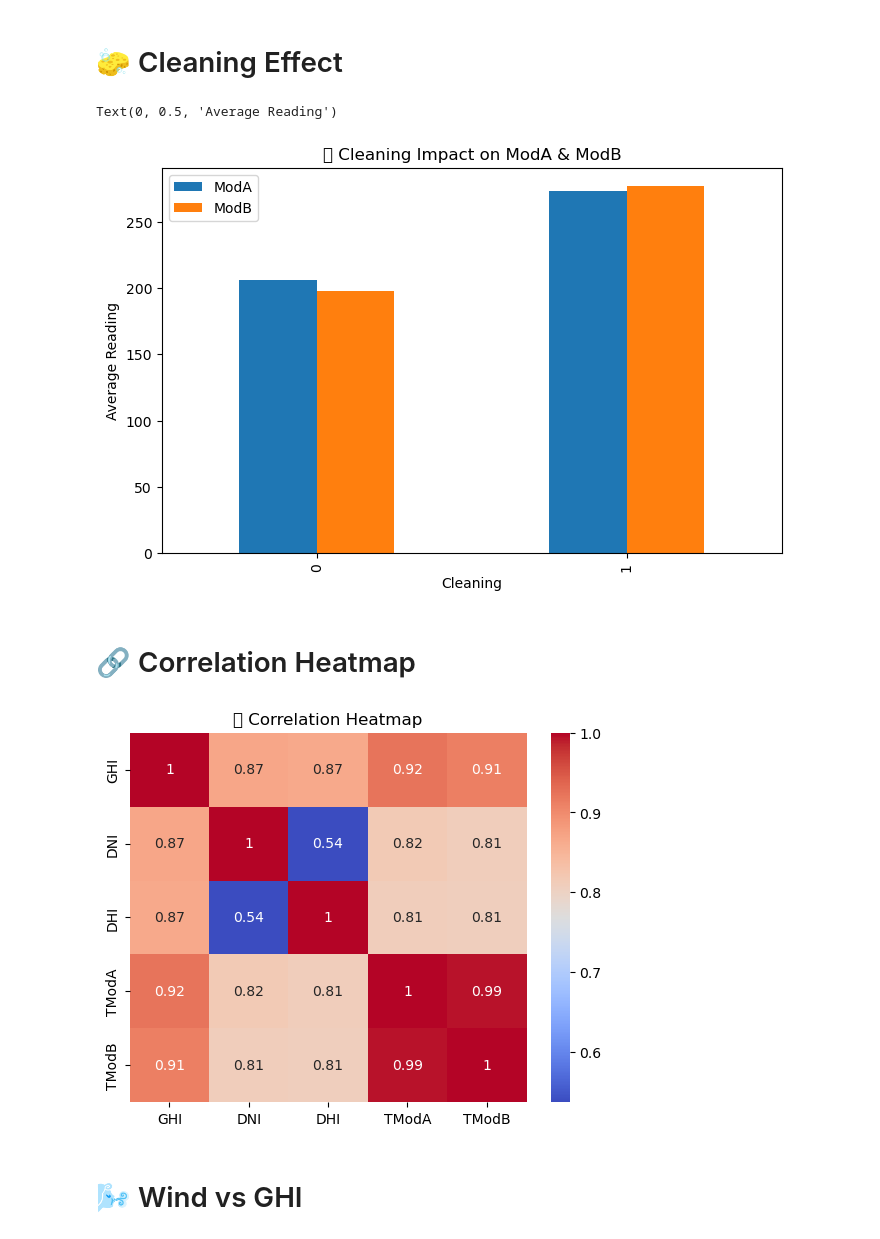
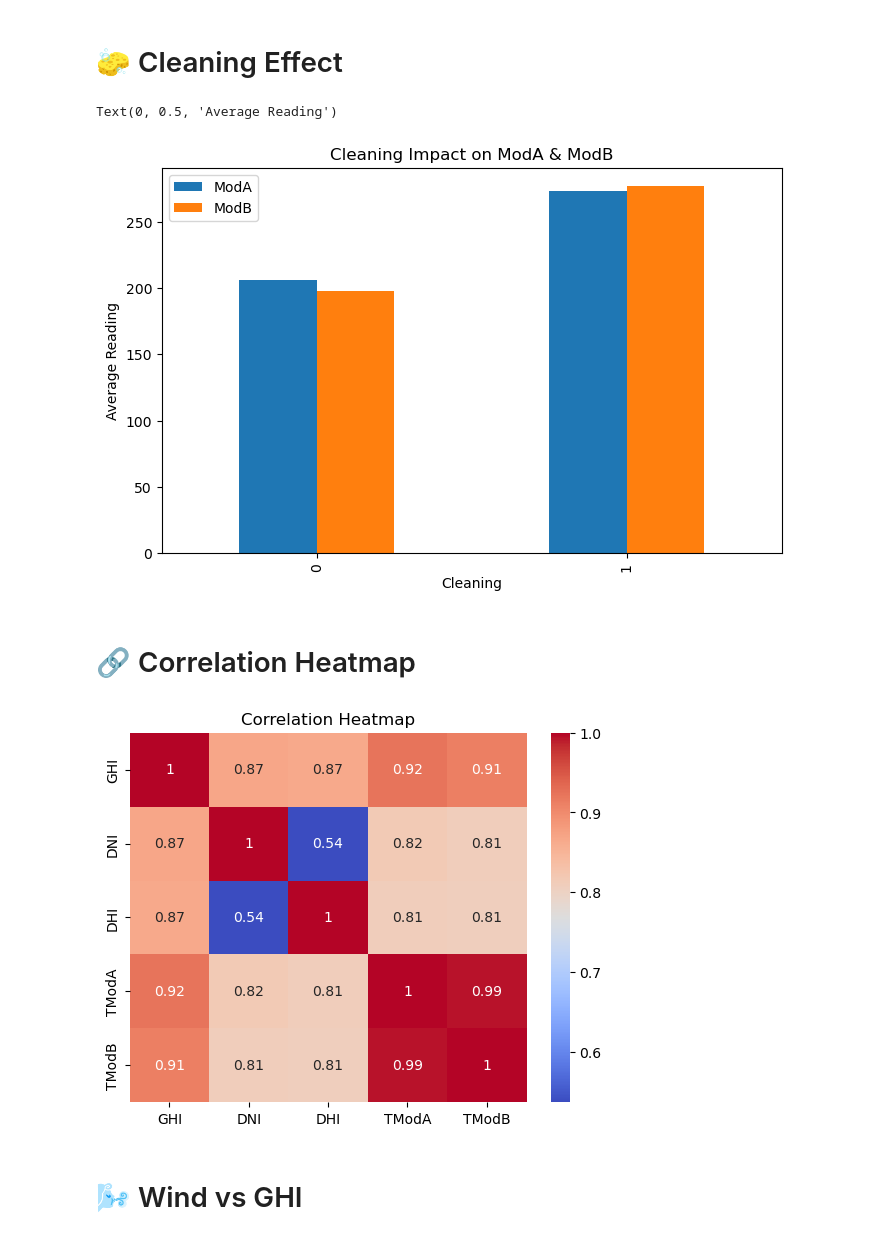
Before and after one commit to EstiphanosH/solar-challenge-week1, a Jupyter notebook: notebooks/sierraleone-eda.ipynb, the cells around one changed output. Drawn from its saved outputs; the diff is of its cells as text; code cells hidden in the pictures.

```diff
--- a/notebooks/sierraleone-eda.ipynb
+++ b/notebooks/sierraleone-eda.ipynb
@@ -99,20 +99,20 @@ plt.show()
 # %%
 sierraleone_df['Cleaning'] = sierraleone_df['Cleaning'].astype(int)
 cleaning_avg = sierraleone_df.groupby('Cleaning')[['ModA', 'ModB']].mean()
-cleaning_avg.plot(kind='bar', title='🧽 Cleaning Impact on ModA & ModB', figsize=(8, 5))
+cleaning_avg.plot(kind='bar', title='Cleaning Impact on ModA & ModB', figsize=(8, 5))
 plt.ylabel('Average Reading')
 # %% [output]
 Text(0, 0.5, 'Average Reading')
-[figure, old version]
+[figure, new version]
 # %% [markdown]
 # 🔗 Correlation Heatmap
 # %%
 corr_cols = ['GHI', 'DNI', 'DHI', 'TModA', 'TModB']
 sns.heatmap(sierraleone_df[corr_cols].corr(), annot=True, cmap='coolwarm')
-plt.title('📈 Correlation Heatmap')
+plt.title('Correlation Heatmap')
 plt.show()
 # %% [output]
-[figure, old version]
+[figure, new version]
 # %% [markdown]
 # 🌬️ Wind vs GHI
 # %%
```
Also changed, not shown: parts of 6 cells of this notebook, 29 other files.
